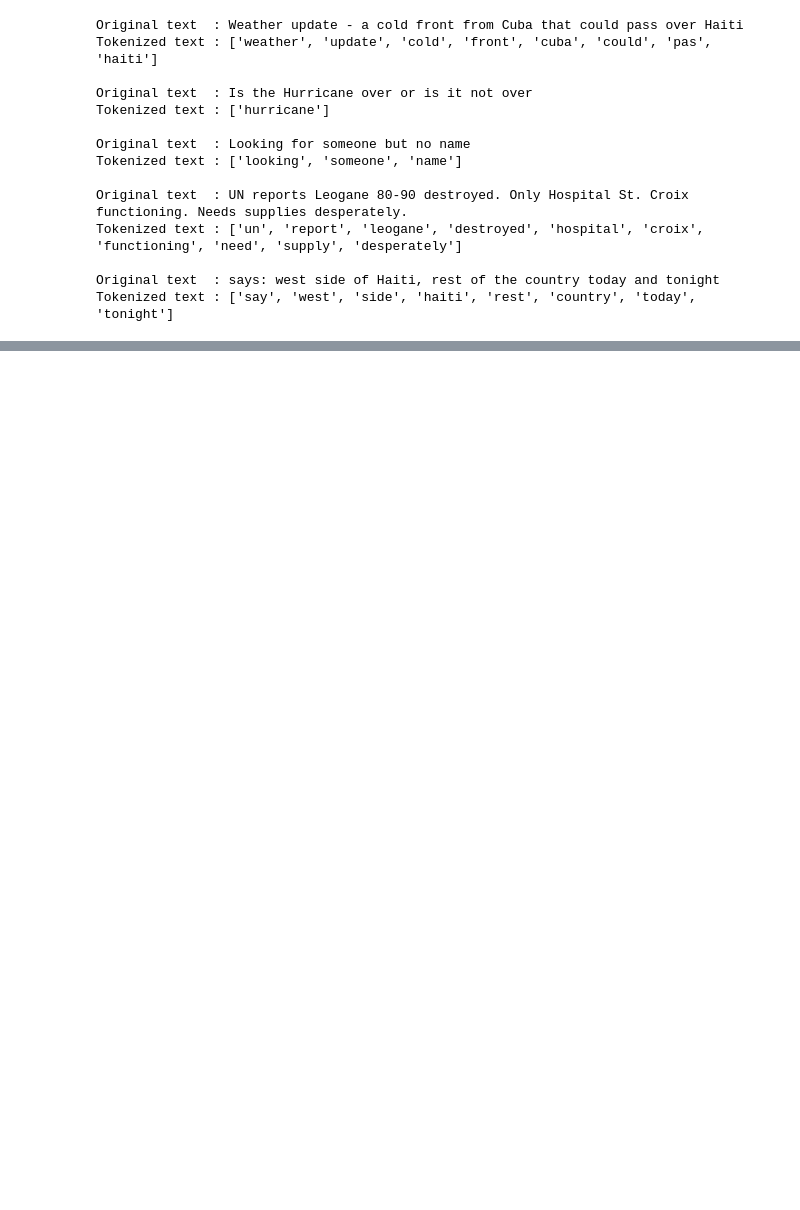
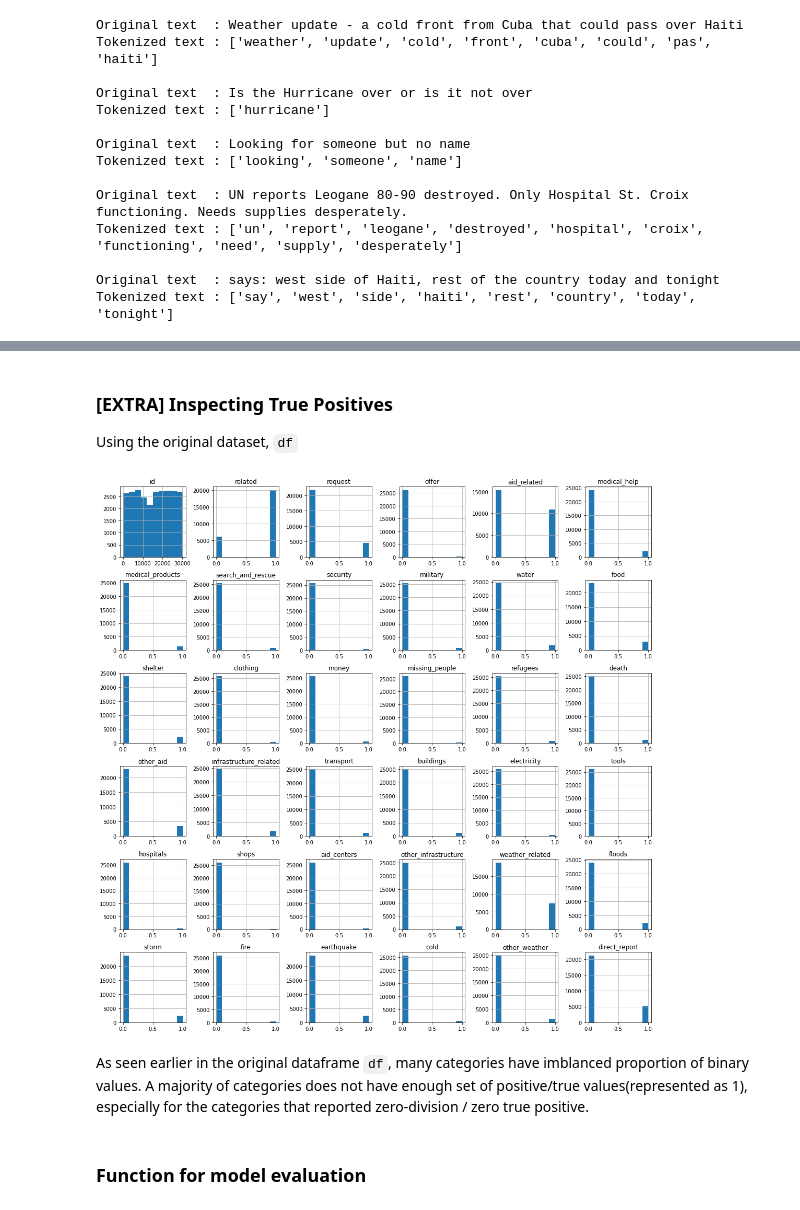
Before and after one commit to jasonsuk/ds-disaster-response, a Jupyter notebook: ML_pipeline.ipynb, the cells around one changed output, grey strips where cells are left out. Drawn from its saved outputs; the diff is of its cells as text; code cells hidden in the pictures; blank space fills up the shorter version.

```diff
--- a/ML_pipeline.ipynb
+++ b/ML_pipeline.ipynb
@@ -41,0 +71,3 @@ Y = df.iloc[:, -36:]
+# %%
+# Dropping 'child_alone' feature
+df.drop(columns='child_alone', inplace=True)
@@ -150,0 +246,13 @@ Use the template file attached in the Resources folder to write a script that ru
+# %% [markdown]
+### [EXTRA] Inspecting True Positives
+Using the original dataset, `df`
+# %%
+df.hist(figsize=(15,15));
+plt.tight_layout()
+plt.show()
+# %% [output]
+[figure, added]
+# %% [markdown]
+As seen earlier in the original dataframe `df`, many categories have imblanced proportion of binary values.  A majority of categories does not have enough set of positive/true values(represented as 1), especially for the categories that reported zero-division / zero true positive.
+# %% [markdown]
+### Function for model evaluation
```
Also changed, not shown: parts of 84 cells of this notebook, 2 other files.
